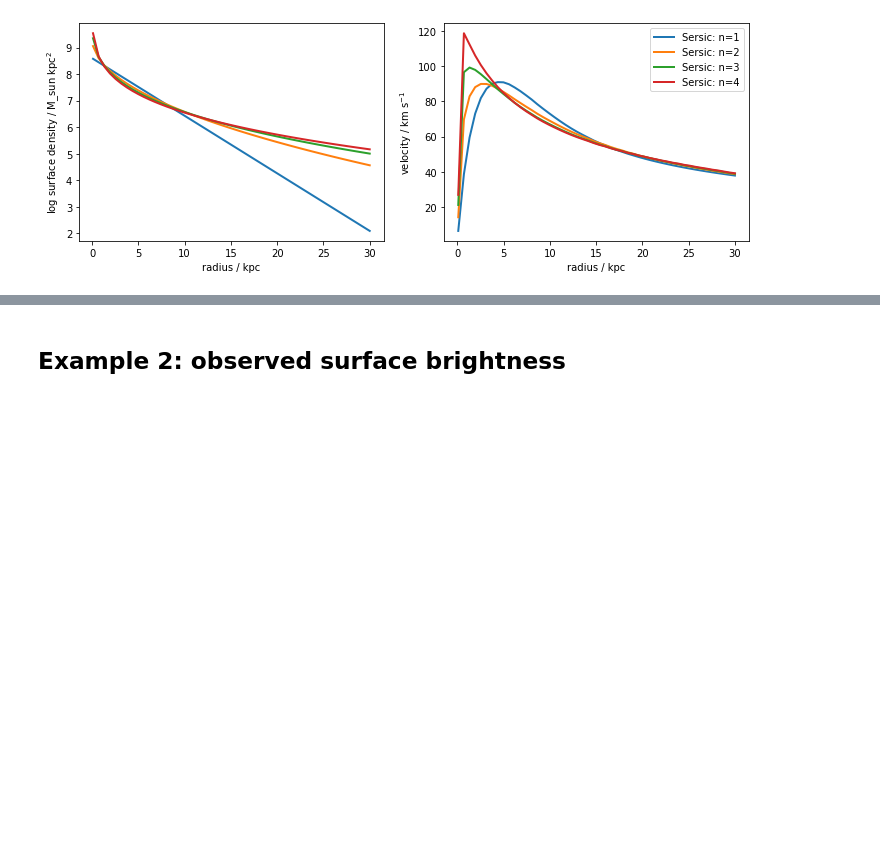
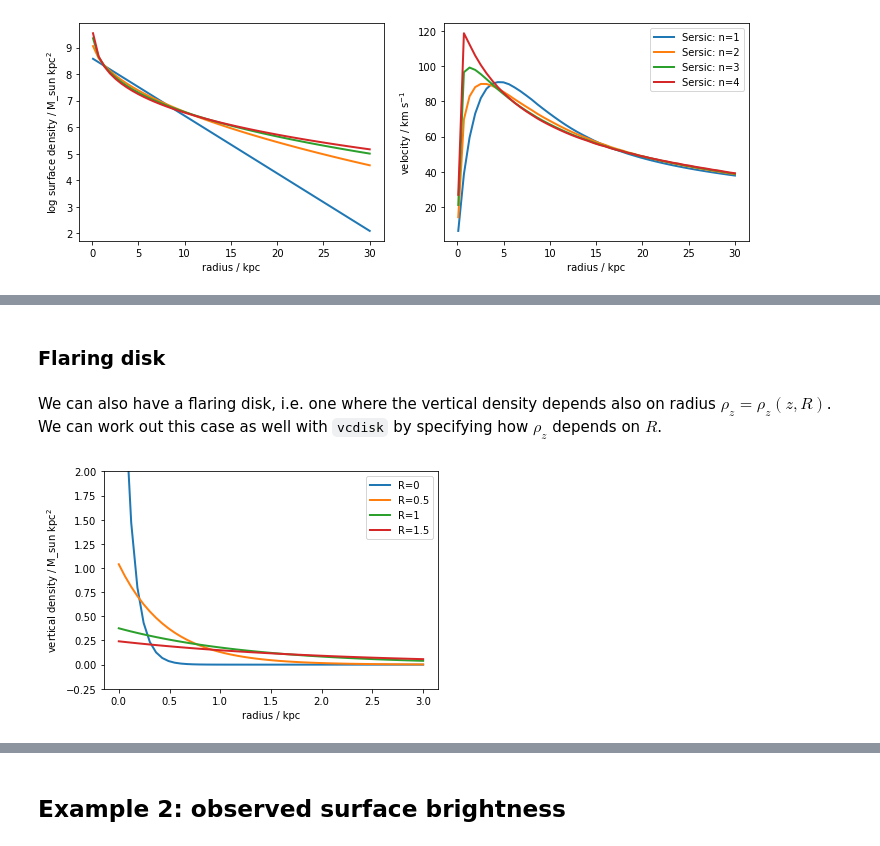
Before and after one commit to lposti/vcdisk, a Jupyter notebook: docs/source/notebooks/usage.ipynb, the cells around one changed output, grey strips where cells are left out. Saved outputs shown, nothing was run; the diff lists cells and outputs as text; code cells hidden in the pictures; blank space fills up the shorter version.

```diff
--- a/docs/source/notebooks/usage.ipynb
+++ b/docs/source/notebooks/usage.ipynb
@@ -98,0 +126,18 @@ plot_sb_vdisk(ax, r, sb_sers_n4, vcdisk(r, sb_sers_n4), label='Sersic: n=4')
+# %% [markdown]
+### Flaring disk
+# %% [markdown]
+We can also have a flaring disk, i.e. one where the vertical density depends also on radius $\rho_z=\rho_z(z,R)$. We can work out this case as well with `vcdisk` by specifying how $\rho_z$ depends on $R$.
+# %%
+def rhoz_exp_flaring(z, R, z00, Rs):
+    z0R = z00+np.arcsinh(R**2/Rs**2)
+    return np.exp(-z/z0R) / (2*z0R)
+
+fig, ax = plt.subplots(figsize=(6,4))
+z = np.linspace(0,3)
+plot_rhoz(ax, z, rhoz_exp_flaring(z, 0.0, 0.1, 0.8), label='R=0')
+plot_rhoz(ax, z, rhoz_exp_flaring(z, 0.5, 0.1, 0.8), label='R=0.5')
+plot_rhoz(ax, z, rhoz_exp_flaring(z, 1.0, 0.1, 0.8), label='R=1')
+plot_rhoz(ax, z, rhoz_exp_flaring(z, 1.5, 0.1, 0.8), label='R=1.5')
+plt.ylim(None,2);
+# %% [output]
+[figure, added]
```
Also changed, not shown: parts of 5 cells of this notebook, 1 other file.
